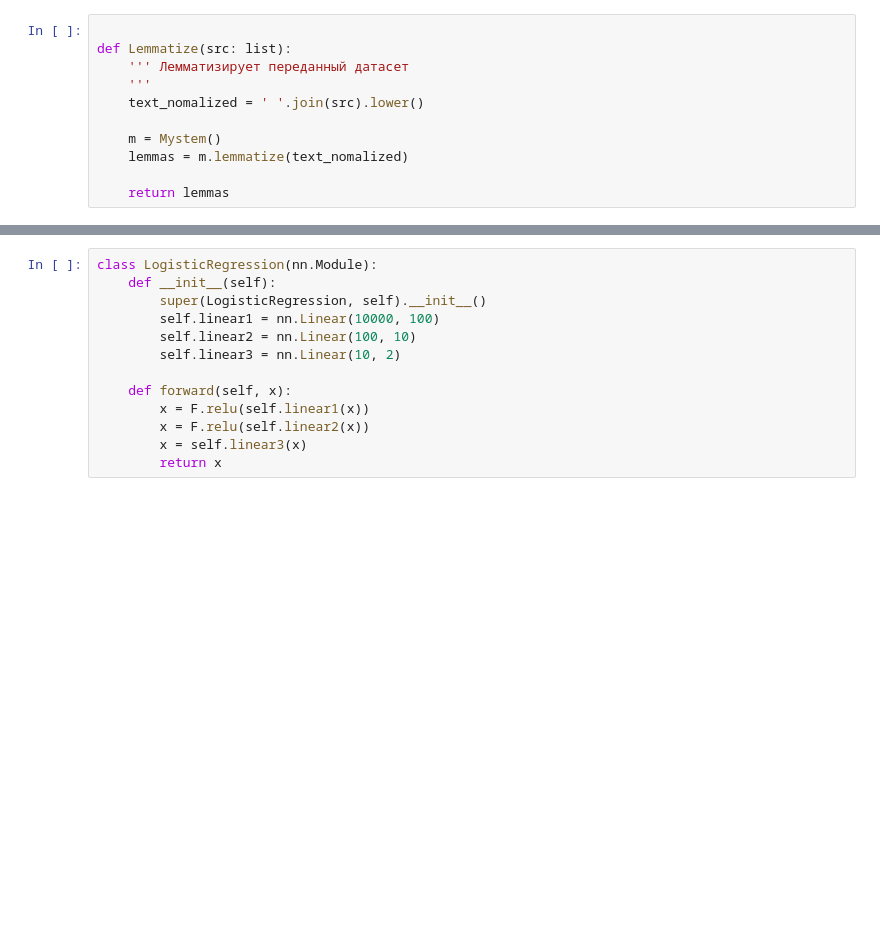
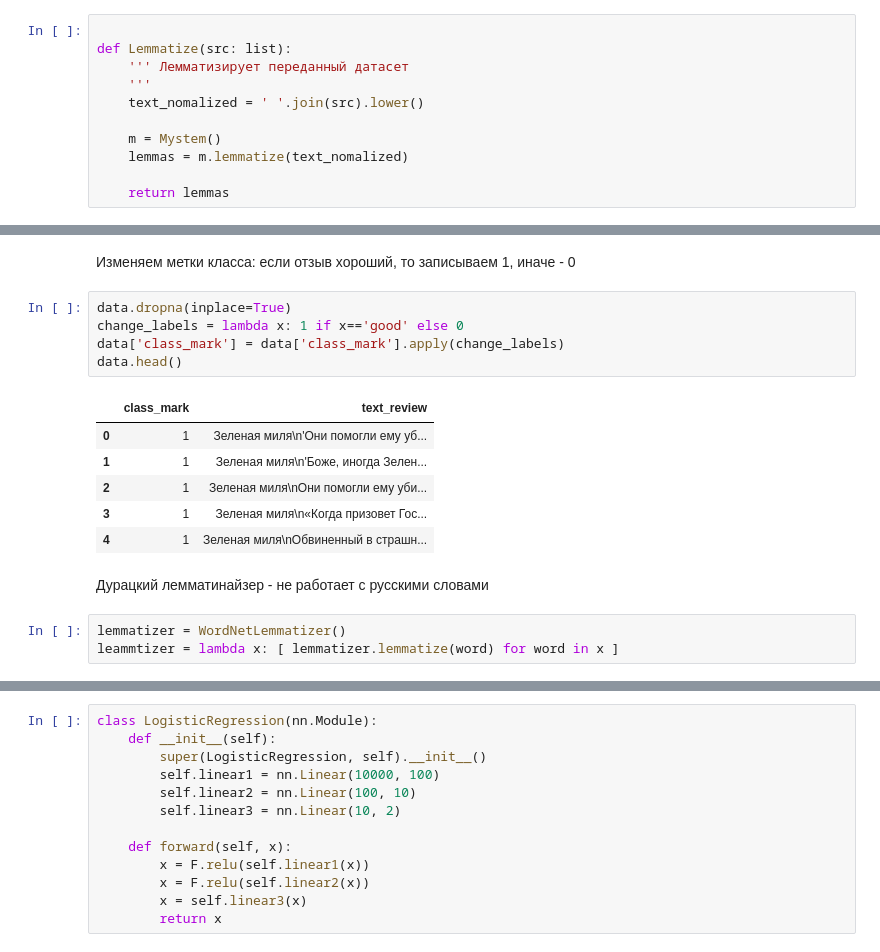
Before and after one commit to Cat-sandwich/Labochka_5, a Jupyter notebook: notebook.ipynb, the cells around one changed output, grey strips where cells are left out. Drawn from its saved outputs; the diff is of its cells as text; blank space fills up the shorter version.

```diff
--- a/notebook.ipynb
+++ b/notebook.ipynb
@@ -52 +59,20 @@ print(data)
+# %% [markdown]
+Изменяем метки класса: если отзыв хороший, то записываем 1, иначе - 0
+# %%
+data.dropna(inplace=True)
+change_labels = lambda x: 1 if x=='good' else 0
+data['class_mark'] = data['class_mark'].apply(change_labels)
+data.head()
+# %% [output]
+|  | class_mark | text_review |
+| 0 | 1 | Зеленая миля\n'Они помогли ему уб... |
+| 1 | 1 | Зеленая миля\n'Боже, иногда Зелен... |
+| 2 | 1 | Зеленая миля\nОни помогли ему уби... |
+| 3 | 1 | Зеленая миля\n«Когда призовет Гос... |
+| 4 | 1 | Зеленая миля\nОбвиненный в страшн... |
+# %% [markdown]
+Дурацкий лемматинайзер - не работает с русскими словами
+# %%
+lemmatizer = WordNetLemmatizer()
+leammtizer = lambda x: [ lemmatizer.lemmatize(word) for word in x ]
 # %%
```
Also changed, not shown: parts of 15 cells of this notebook, 7 other files.
